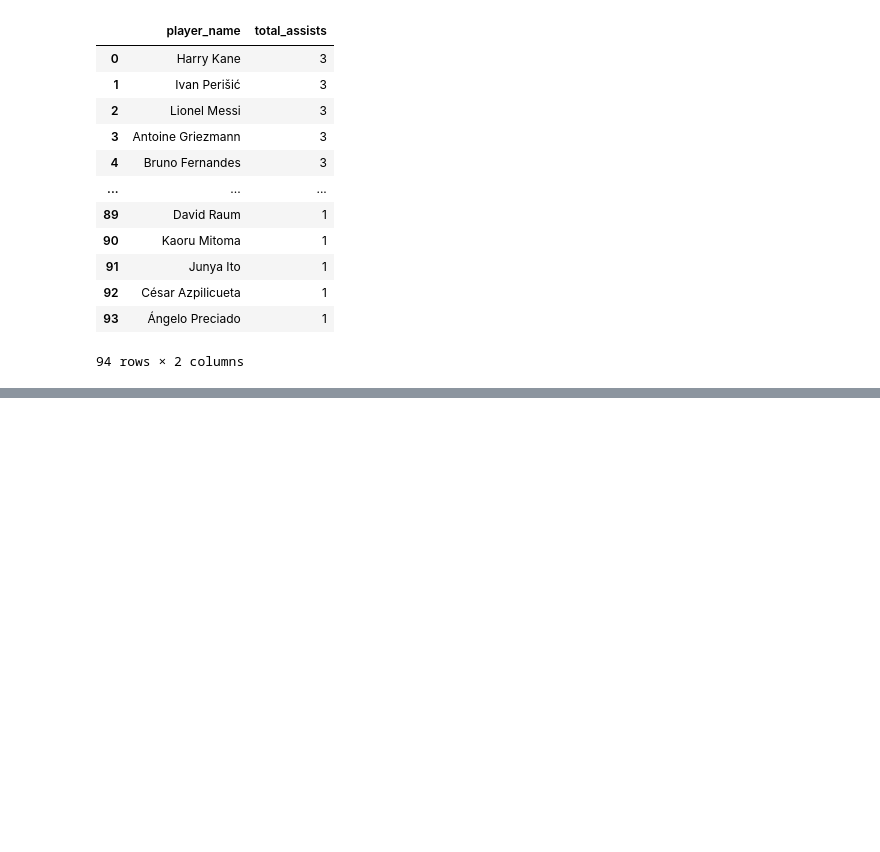
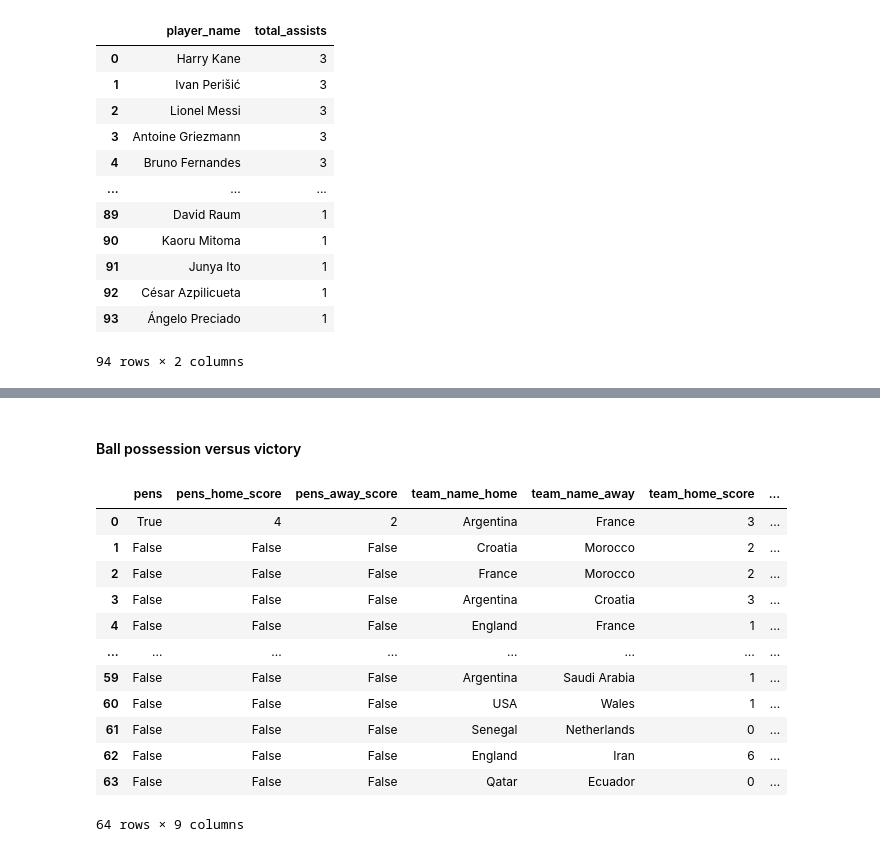
Before and after one commit to caiocmb7/projetos, a Jupyter notebook: ML&AI/world cup 2022/worldcup_eda.ipynb, the cells around one changed output, grey strips where cells are left out. Cells and saved outputs as stored; diff of their text form; code cells hidden in the pictures; blank space fills up the shorter version.

Commit message:
added ball possession analysis

```diff
--- a/ML&AI/world cup 2022/worldcup_eda.ipynb
+++ b/ML&AI/world cup 2022/worldcup_eda.ipynb
@@ -268,0 +291,30 @@ top_assists.to_csv("datasets/top_assists.csv", index=False)
+# %% [markdown]
+#### Ball possession versus victory
+# %%
+columns = [
+    "pens",
+    "pens_home_score",
+    "pens_away_score",
+    "team_name_home",
+    "team_name_away",
+    "team_home_score",
+    "team_away_score",
+    "possession_home",
+    "possession_away",
+]
+df_ball_possession = df[columns]
+df_ball_possession
+# %% [output]
+|  | pens | pens_home_score | pens_away_score | team_name_home | team_name_away | team_home_score | ... |
+| 0 | True | 4 | 2 | Argentina | France | 3 | ... |
+| 1 | False | False | False | Croatia | Morocco | 2 | ... |
+| 2 | False | False | False | France | Morocco | 2 | ... |
+| 3 | False | False | False | Argentina | Croatia | 3 | ... |
+| 4 | False | False | False | England | France | 1 | ... |
+| ... | ... | ... | ... | ... | ... | ... | ... |
+| 59 | False | False | False | Argentina | Saudi Arabia | 1 | ... |
+| 60 | False | False | False | USA | Wales | 1 | ... |
+| 61 | False | False | False | Senegal | Netherlands | 0 | ... |
+| 62 | False | False | False | England | Iran | 6 | ... |
+| 63 | False | False | False | Qatar | Ecuador | 0 | ... |
+64 rows × 9 columns
```
Also changed, not shown: parts of 13 cells of this notebook.
